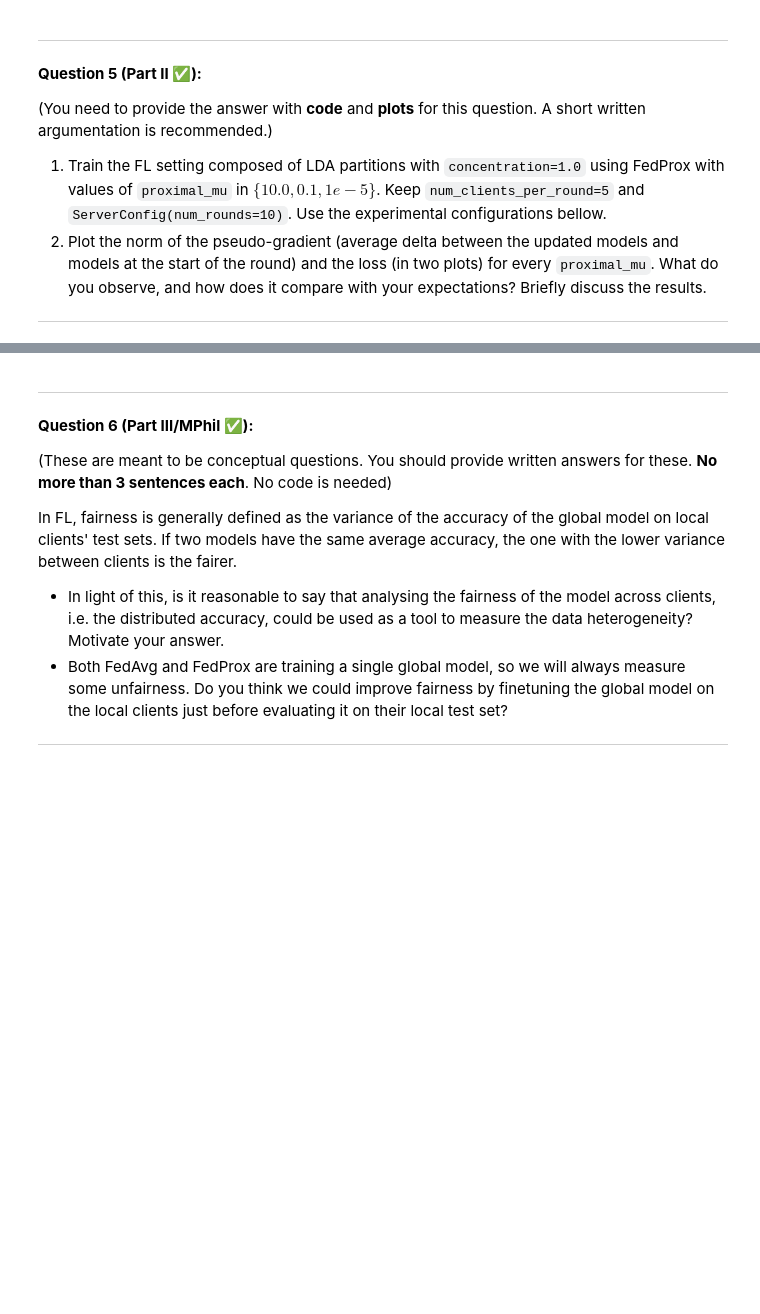
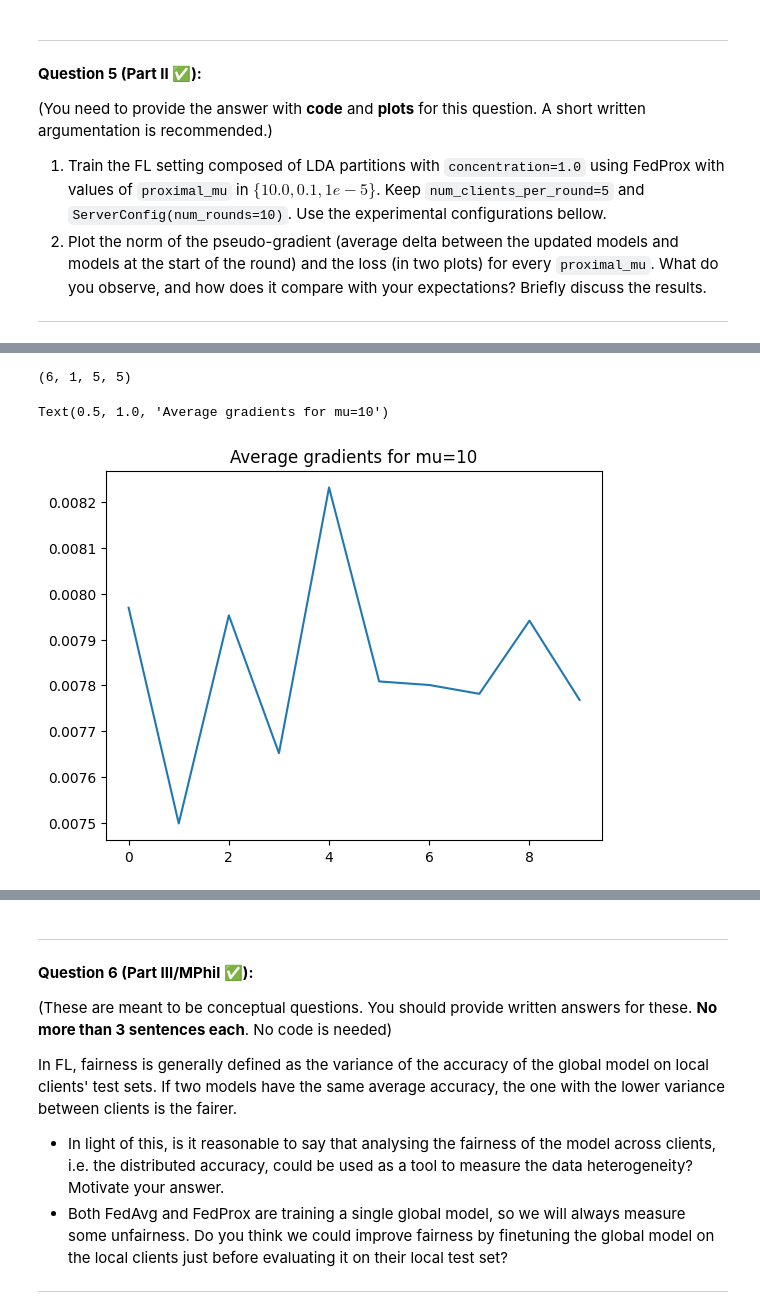
Before and after one commit to angnicholas26/L361-lab2-submission, a Jupyter notebook: L361_2025_Lab_2_1_Data_Heterogeneity.ipynb, the cells around one changed output, grey strips where cells are left out. Drawn from its saved outputs; the diff is of its cells as text; code cells hidden in the pictures; blank space fills up the shorter version.

```diff
--- a/L361_2025_Lab_2_1_Data_Heterogeneity.ipynb
+++ b/L361_2025_Lab_2_1_Data_Heterogeneity.ipynb
@@ -1957,3 +1960,7 @@ fedprox_flower_client_generator: Callable[[str], FlowerClient] = (
         partition_dir=lda_partition,
     )
 )
+# %%
+strategy_10 = get_strategy_from_proximal_mu(10.0)
+strategy_e_1 = get_strategy_from_proximal_mu(0.1)
+strategy_e_5 = get_strategy_from_proximal_mu(1e-5)
@@ -1959,0 +2058,35 @@ fedprox_flower_client_generator: Callable[[str], FlowerClient] = (
+# %%
+# From lab 1
+def get_average_gradients(trained_params_list: list[tuple[int, NDArrays]]):
+    # List[11] of Tuple(round_idx, List[10] of NDArray )
+
+    def difference_in_parameters(params1, params2):
+        return [i - j for i, j in zip(params1, params2)]
+
+    reconstituted_gradients = [difference_in_parameters(i[1], j[1])
+        for i, j in zip(trained_params_list[:-1], trained_params_list[1:])]
+
+    reconstituted_gradient = reconstituted_gradients[0]
+
+    average_gradients = []
+    for reconstituted_gradient in reconstituted_gradients:
+
+        assert len(reconstituted_gradient) == 10
+        average_gradient = sum([np.linalg.norm(layer) for layer in reconstituted_gradient]) \
+            / len(reconstituted_gradient)
+        average_gradients.append(average_gradient)
+    return average_gradients
+# %%
+params_list_10[0][1][0].shape
+# %% [output]
+(6, 1, 5, 5)
+# %%
+average_gradients_10 = get_average_gradients(params_list_10)
+average_gradients_e_1 = get_average_gradients(params_list_e_1)
+average_gradients_e_5 = get_average_gradients(params_list_e_5)
+# %%
+plt.plot(average_gradients_10)
+plt.title('Average gradients for mu=10')
+# %% [output]
+Text(0.5, 1.0, 'Average gradients for mu=10')
+[figure, added]
```
Also changed, not shown: parts of 13 cells of this notebook.
